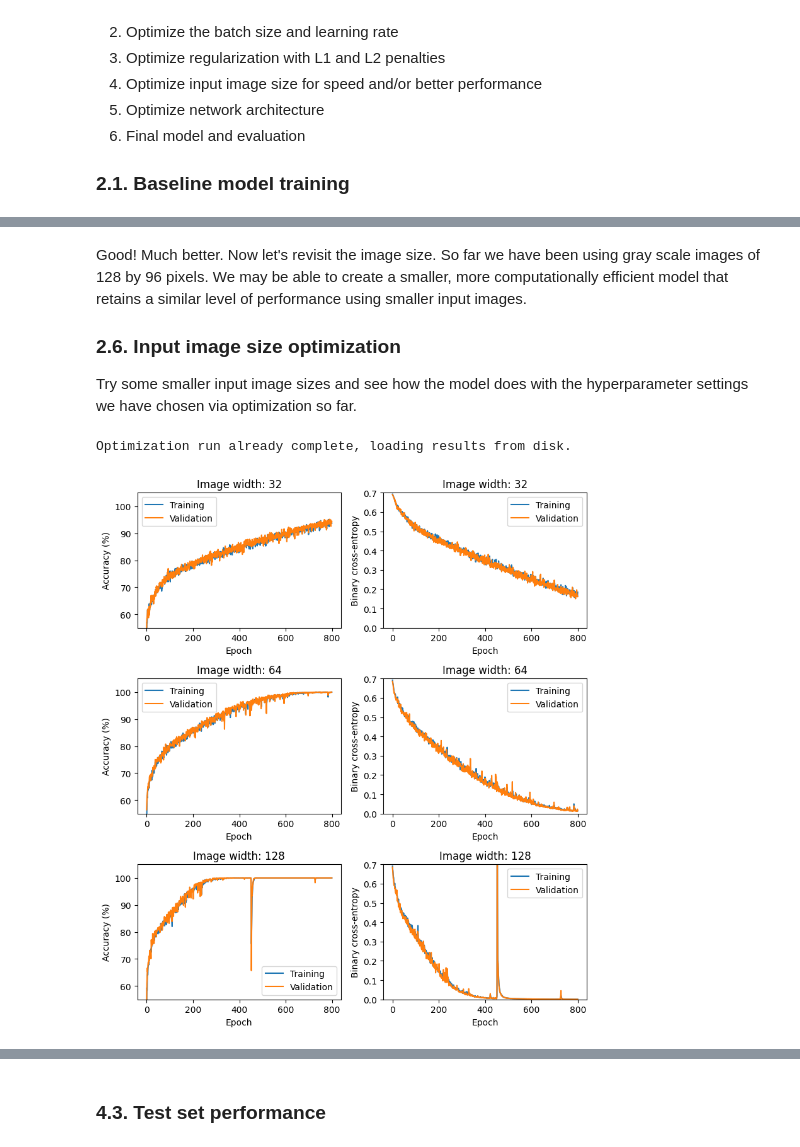
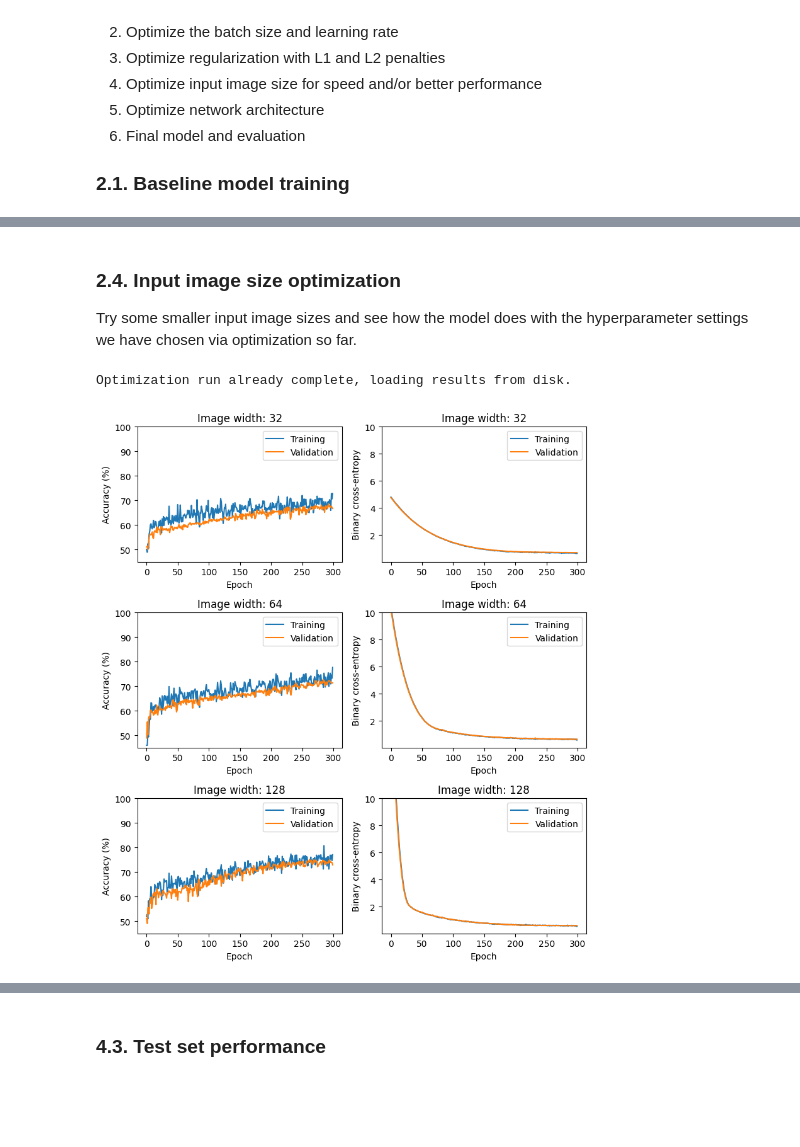
Before and after one commit to 4GeeksAcademy/gperdrizet-image-classification, a Jupyter notebook: src/solution.ipynb, the cells around one changed output, grey strips where cells are left out. Drawn from its saved outputs; the diff is of its cells as text; code cells hidden in the pictures; blank space fills up the shorter version.

```diff
--- a/src/solution.ipynb
+++ b/src/solution.ipynb
@@ -250,40 +346,40 @@ Wall time: 701 ms
 # %% [markdown]
-Good! Much better. Now let's revisit the image size. So far we have been using gray scale images of 128 by 96 pixels. We may be able to create a smaller, more computationally efficient model that retains a similar level of performance using smaller input images.
-
-### 2.6. Input image size optimization
+### 2.4. Input image size optimization
 
 Try some smaller input image sizes and see how the model does with the hyperparameter settings we have chosen via optimization so far.
 # %%
 %%time
 
 # Define hyperparameters
 hyperparameters={
-    'batch_sizes': [256],
+    'l1_penalties': [0.001],
+    'l2_penalties': [0.01],
+    'batch_sizes': [64],
     'learning_rates': [0.0001],
     'image_widths': [32, 64, 128],
     'aspect_ratio': 4/3,
-    'epochs': 800
+    'epochs': 300
 }
 
 # Train the model with each combination of hyperparameters
 hyperparameter_optimization_results=hyperparameter_optimization_run(
     training_data_path,
     **hyperparameters
 )
 
 # Specify which hyperparameters to include in the plot labels
 plot_labels=['image_widths']
 
 # Plot the training curves
 plot_hyperparameter_optimization_run(
     hyperparameter_optimization_results,
     hyperparameters,
     plot_labels,
-    accuracy_ylims=[55,105],
-    entropy_ylims=[0.0,0.70]
+    accuracy_ylims=[45,100],
+    entropy_ylims=[0.01,10.0]
 ).show()
 
 print()
 # %% [output]
 Optimization run already complete, loading results from disk.
-[figure, old version]
+[figure, new version]
```
Also changed, not shown: parts of 22 cells of this notebook, 1 other file.
